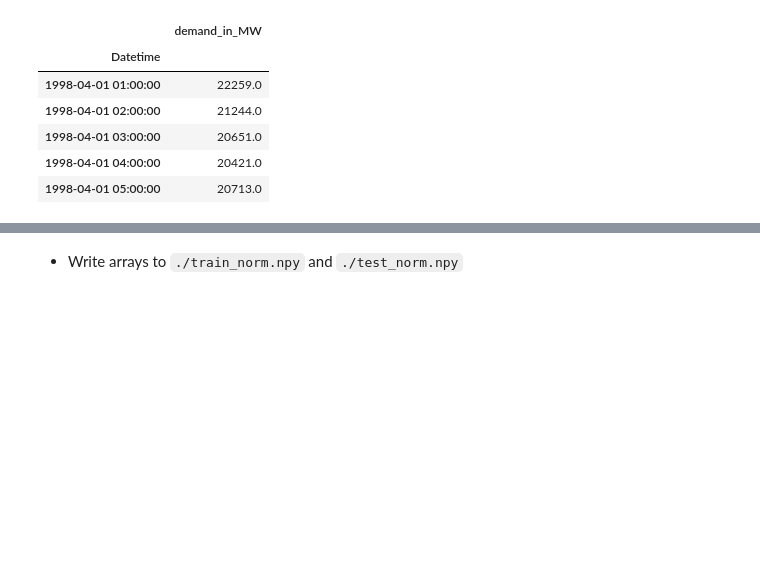
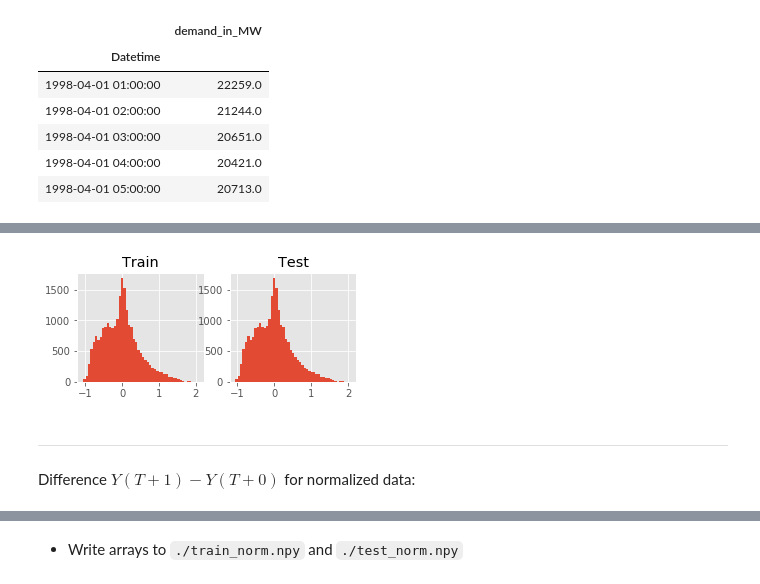
Before and after one commit to mshagirov/datathon2020, a Jupyter notebook: lab2/0_normalize_dataset.ipynb, the cells around one changed output, grey strips where cells are left out. Saved outputs shown, nothing was run; the diff lists cells and outputs as text; code cells hidden in the pictures; blank space fills up the shorter version.

```diff
--- a/lab2/0_normalize_dataset.ipynb
+++ b/lab2/0_normalize_dataset.ipynb
@@ -202,0 +209,31 @@ test_norm = (test_raw - x_mean)/x_scale
+# %%
+# Number of bins:
+N_bins = 50
+# histogram range:
+x_range = [min([train_norm.min(),test_norm.min()]),
+           max([train_norm.max(),test_norm.max()])]
+hist_bins = np.linspace(x_range[0],x_range[1],N_bins)
+# %%
+# # For presentation:
+# with plt.rc_context({'font.size': 22}):
+#     _, axs = plt.subplots(nrows=1,ncols=2,figsize=[15,5],sharex=True,squeeze=True)
+#     # Train
+#     axs[0].hist(train_norm, bins=hist_bins)
+#     axs[0].set_title('Train')
+#     # Test
+#     axs[1].hist(test_norm, bins=hist_bins)
+#     axs[1].set_title('Test')
+#     plt.show()
+_, axs = plt.subplots(nrows=1,ncols=2,figsize=[5,2],sharex=True,squeeze=True)
+# Train
+axs[0].hist(train_norm, bins=hist_bins)
+axs[0].set_title('Train')
+# Test
+axs[1].hist(train_norm, bins=hist_bins)
+axs[1].set_title('Test')
+plt.show()
+# %% [output]
+[figure, added]
+# %% [markdown]
+---
+Difference $Y(T+1)-Y(T+0)$ for normalized data:
```
Also changed, not shown: parts of 46 cells of this notebook, 29 other files.
